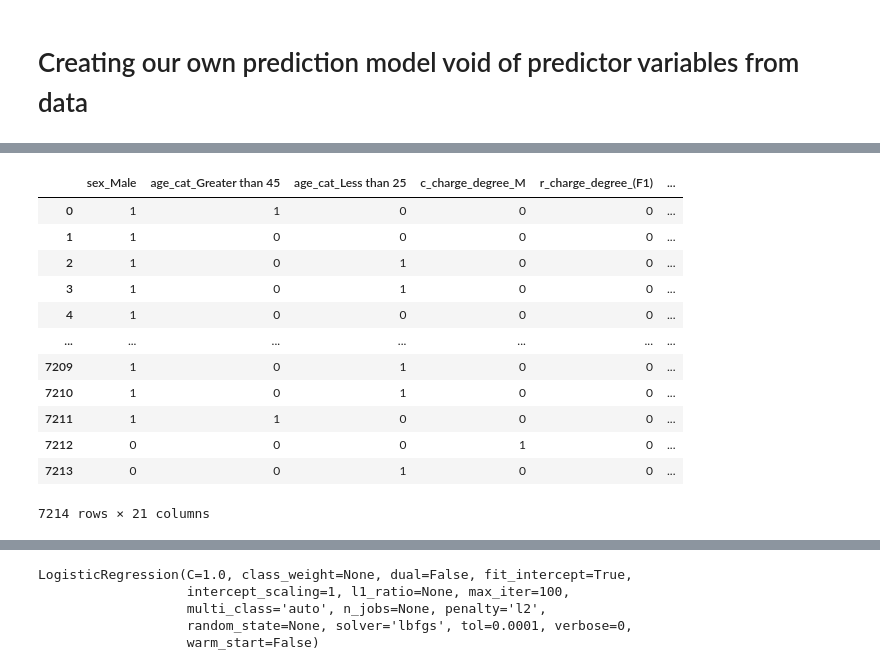
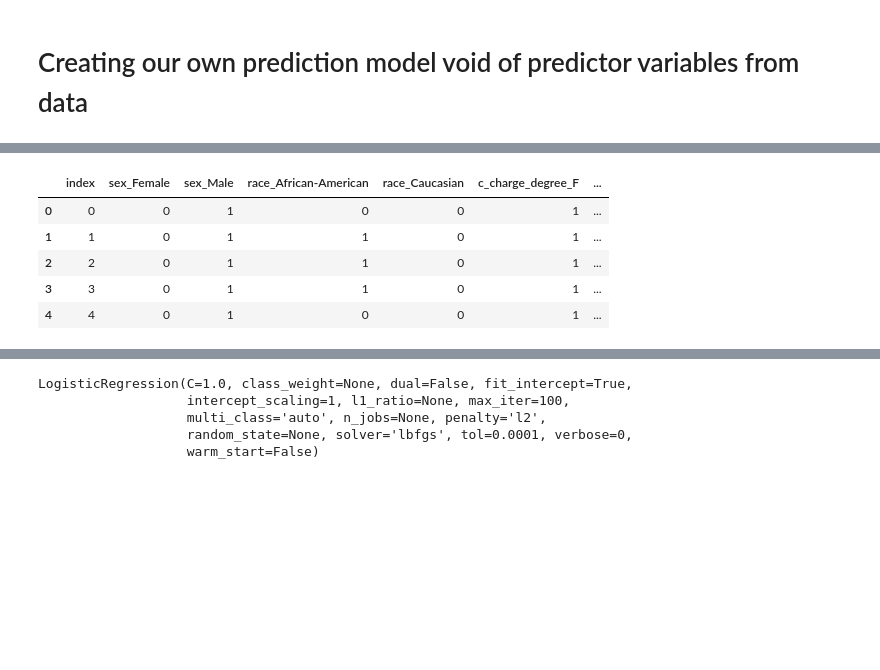
Before and after one commit to ethanwong7/Analysis-on-COMPAS-data, a Jupyter notebook: Logistic_regression_attempt.ipynb, the cells around one changed output, grey strips where cells are left out. Saved outputs shown, nothing was run; the diff lists cells and outputs as text; code cells hidden in the pictures; blank space fills up the shorter version.

```diff
--- a/Logistic_regression_attempt.ipynb
+++ b/Logistic_regression_attempt.ipynb
@@ -106,28 +114,22 @@ df_clean = df_clean.drop(['age','start','end','event'],axis=1)
 # %%
+df_clean = df_clean.drop(['race_Asian','race_Hispanic','race_Native American','race_Other'],axis=1)
 from sklearn.linear_model import LogisticRegression
 from sklearn.model_selection import train_test_split
 from sklearn import metrics
+df_clean.head()
+# %% [output]
+|  | index | sex_Female | sex_Male | race_African-American | race_Caucasian | c_charge_degree_F | ... |
+| 0 | 0 | 0 | 1 | 0 | 0 | 1 | ... |
+| 1 | 1 | 0 | 1 | 1 | 0 | 1 | ... |
+| 2 | 2 | 0 | 1 | 1 | 0 | 1 | ... |
+| 3 | 3 | 0 | 1 | 1 | 0 | 1 | ... |
+| 4 | 4 | 0 | 1 | 0 | 0 | 1 | ... |
 # %%
-y = df_clean['two_year_recid']
-X = df_clean.drop('two_year_recid',axis=1)
-X_train, X_test, y_train, y_test = train_test_split(X, y,
+aay = df_clean[df_clean['race_African-American'] == 1].two_year_recid
+aaX = df_clean[df_clean['race_African-American'] == 1].drop('two_year_recid',axis=1)
+X_train, X_test, y_train, y_test = train_test_split(aaX, aay,
                                                     test_size=0.2,
                                                     random_state=42)
-X.drop('index',axis=1)
-# %% [output]
-|  | sex_Male | age_cat_Greater than 45 | age_cat_Less than 25 | c_charge_degree_M | r_charge_degree_(F1) | ... |
-| 0 | 1 | 1 | 0 | 0 | 0 | ... |
-| 1 | 1 | 0 | 0 | 0 | 0 | ... |
-| 2 | 1 | 0 | 1 | 0 | 0 | ... |
-| 3 | 1 | 0 | 1 | 0 | 0 | ... |
-| 4 | 1 | 0 | 0 | 0 | 0 | ... |
-| ... | ... | ... | ... | ... | ... | ... |
-| 7209 | 1 | 0 | 1 | 0 | 0 | ... |
-| 7210 | 1 | 0 | 1 | 0 | 0 | ... |
-| 7211 | 1 | 1 | 0 | 0 | 0 | ... |
-| 7212 | 0 | 0 | 0 | 1 | 0 | ... |
-| 7213 | 0 | 0 | 1 | 0 | 0 | ... |
-7214 rows × 21 columns
 # %%
 model = LogisticRegression()
 # %%
```
Also changed, not shown: parts of 17 cells of this notebook.
